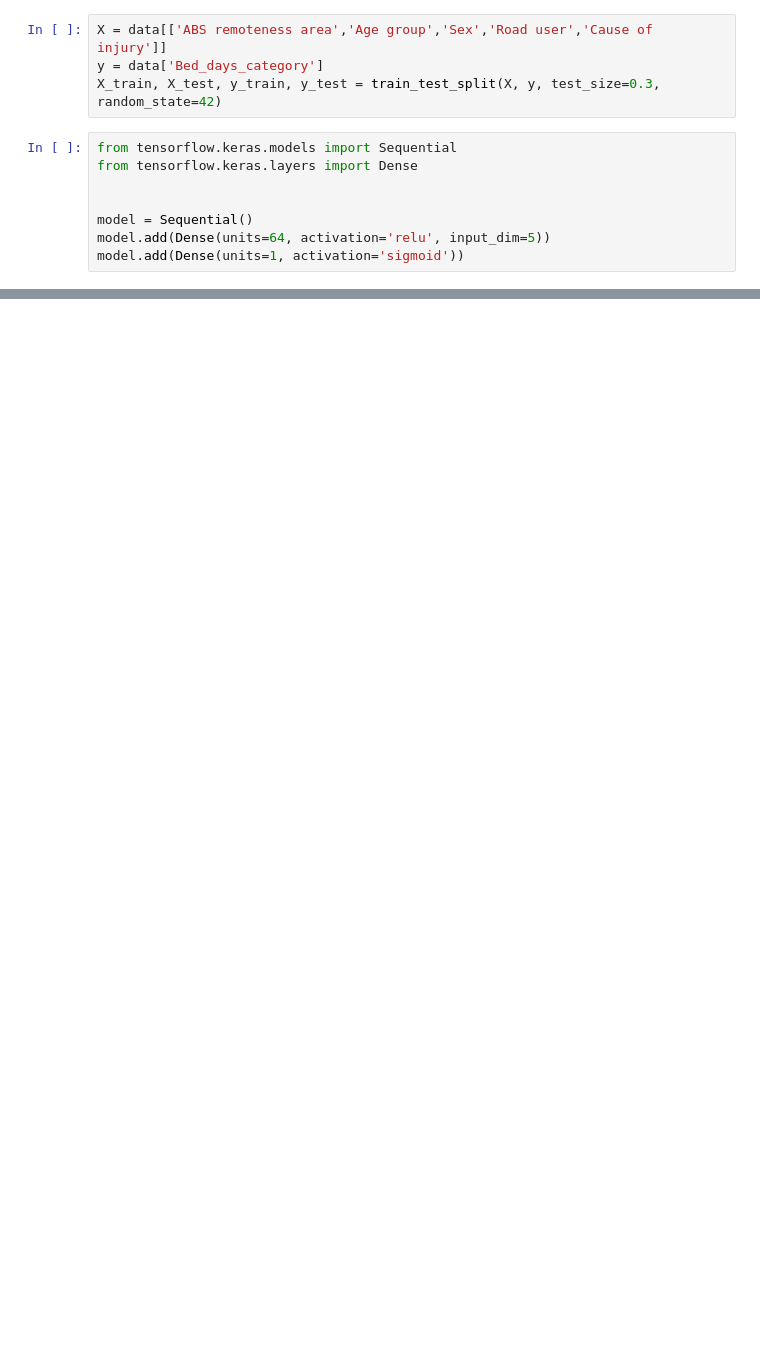
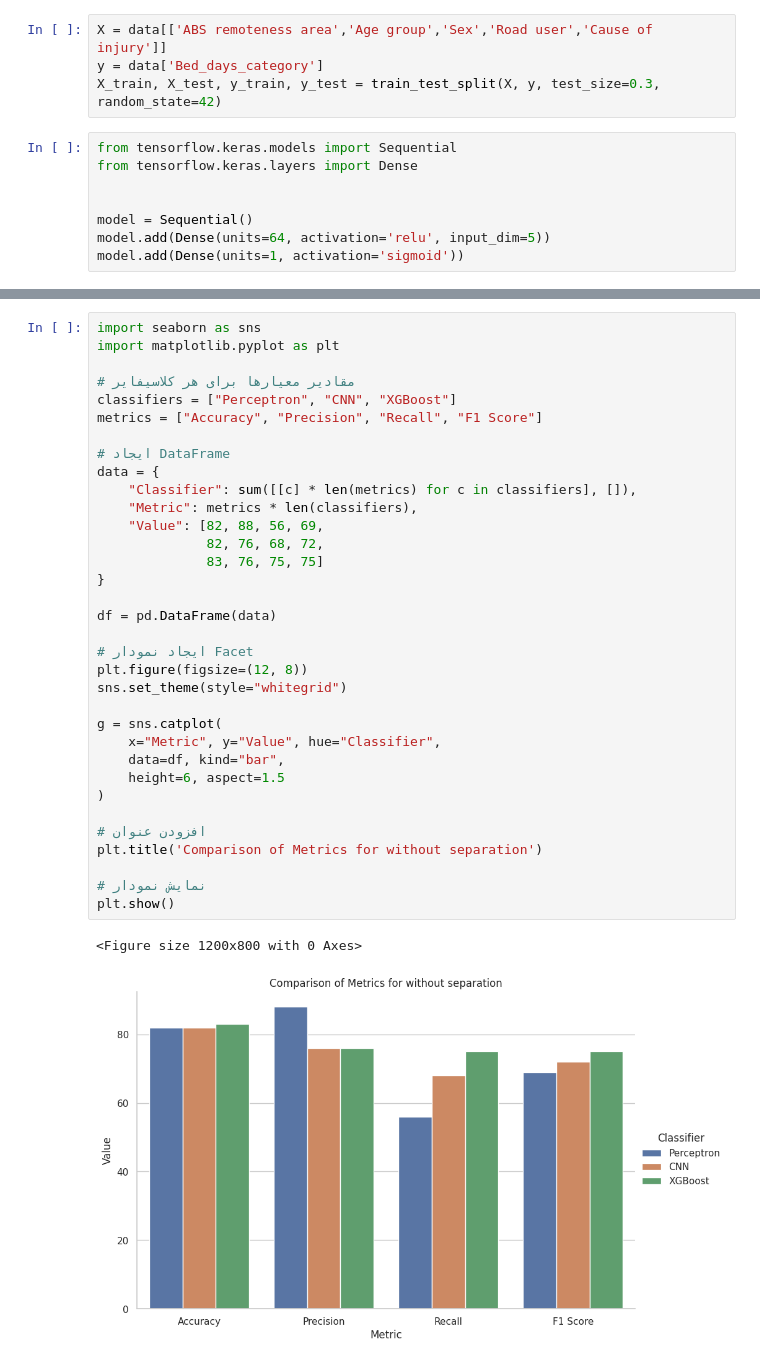
Before and after one commit to mraminamiri/National_Accident, a Jupyter notebook: nn.ipynb, the cells around one changed output, grey strips where cells are left out. Drawn from its saved outputs; the diff is of its cells as text; blank space fills up the shorter version.

```diff
--- a/nn.ipynb
+++ b/nn.ipynb
@@ -128,0 +1301,37 @@ F1 Score: 0.7214468252408098
+# %%
+import seaborn as sns
+import matplotlib.pyplot as plt
+
+# مقادیر معیارها برای هر کلاسیفایر
+classifiers = ["Perceptron", "CNN", "XGBoost"]
+metrics = ["Accuracy", "Precision", "Recall", "F1 Score"]
+
+# ایجاد DataFrame
+data = {
+    "Classifier": sum([[c] * len(metrics) for c in classifiers], []),
+    "Metric": metrics * len(classifiers),
+    "Value": [82, 88, 56, 69,
+              82, 76, 68, 72,
+              83, 76, 75, 75]
+}
+
+df = pd.DataFrame(data)
+
+# ایجاد نمودار Facet
+plt.figure(figsize=(12, 8))
+sns.set_theme(style="whitegrid")
+
+g = sns.catplot(
+    x="Metric", y="Value", hue="Classifier",
+    data=df, kind="bar",
+    height=6, aspect=1.5
+)
+
+# افزودن عنوان
+plt.title('Comparison of Metrics for without separation')
+
+# نمایش نمودار
+plt.show()
+# %% [output]
+<Figure size 1200x800 with 0 Axes>
+[figure, added]
```
Also changed, not shown: parts of 78 cells of this notebook.
